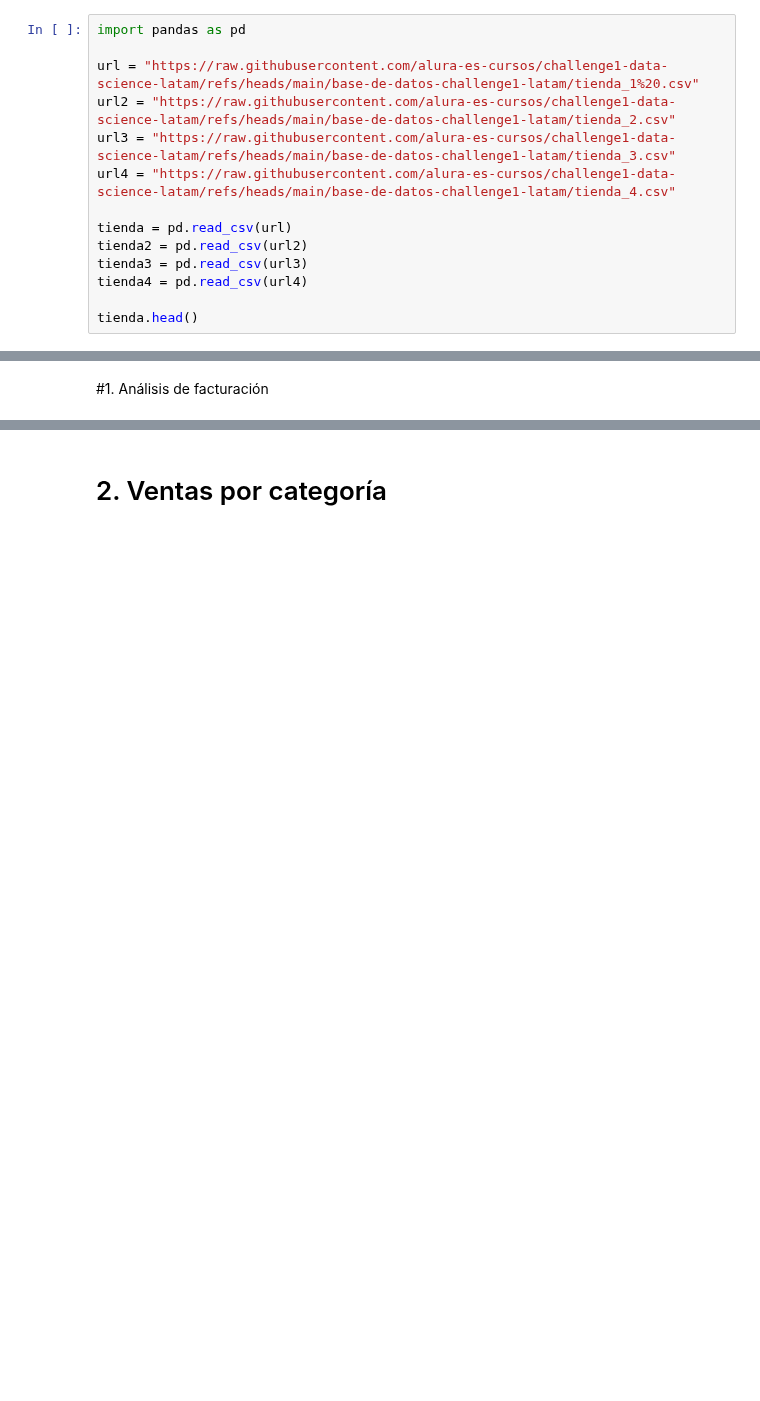
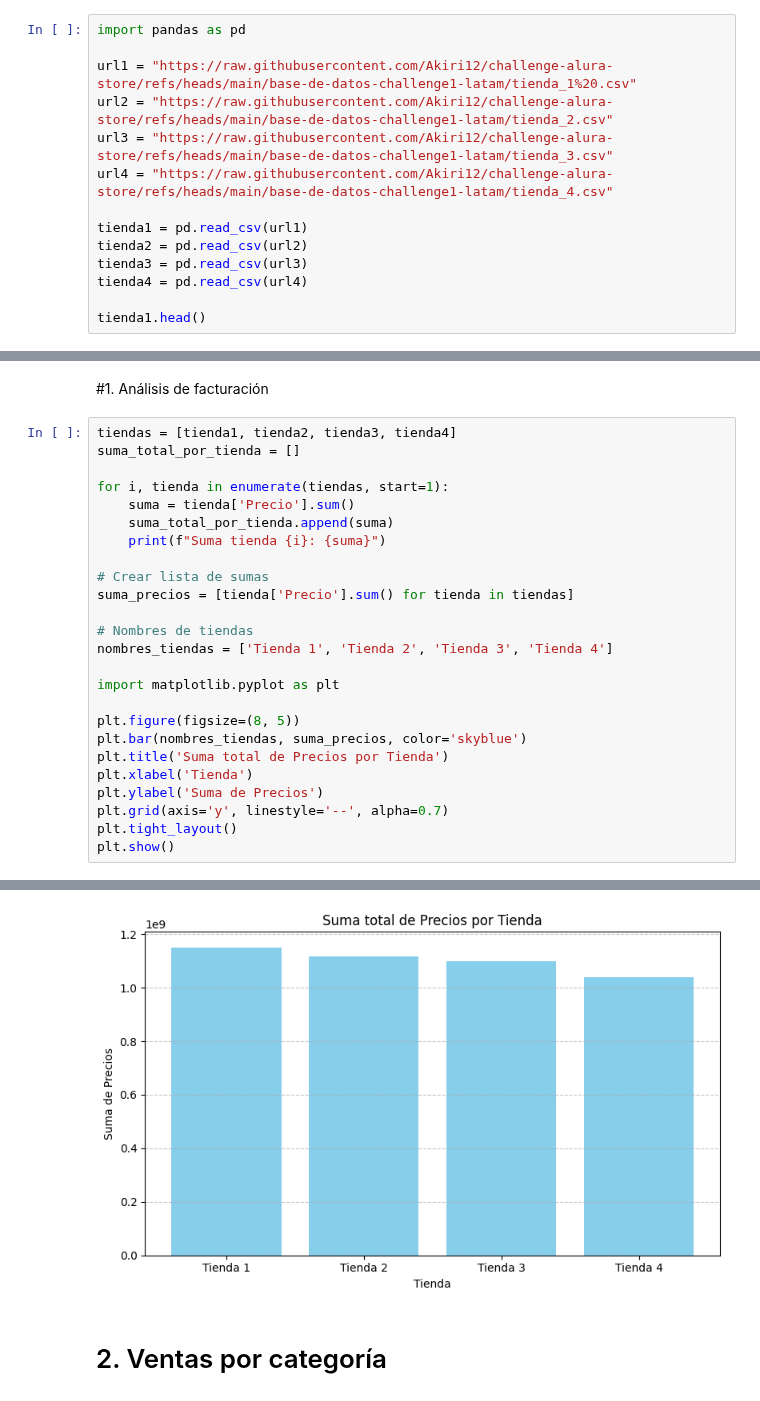
Before and after one commit to Akiri12/challenge-alura-store, a Jupyter notebook: AluraStoreLatam.ipynb, the cells around one changed output, grey strips where cells are left out. Drawn from its saved outputs; the diff is of its cells as text; blank space fills up the shorter version.

```diff
--- a/AluraStoreLatam.ipynb
+++ b/AluraStoreLatam.ipynb
@@ -13,17 +40,17 @@
 # %%
 import pandas as pd
 
-url = "https://raw.githubusercontent.com/alura-es-cursos/challenge1-data-science-latam/refs/heads/main/base-de-datos-challenge1-latam/tienda_1%20.csv"
-url2 = "https://raw.githubusercontent.com/alura-es-cursos/challenge1-data-science-latam/refs/heads/main/base-de-datos-challenge1-latam/tienda_2.csv"
-url3 = "https://raw.githubusercontent.com/alura-es-cursos/challenge1-data-science-latam/refs/heads/main/base-de-datos-challenge1-latam/tienda_3.csv"
-url4 = "https://raw.githubusercontent.com/alura-es-cursos/challenge1-data-science-latam/refs/heads/main/base-de-datos-challenge1-latam/tienda_4.csv"
+url1 = "https://raw.githubusercontent.com/Akiri12/challenge-alura-store/refs/heads/main/base-de-datos-challenge1-latam/tienda_1%20.csv"
+url2 = "https://raw.githubusercontent.com/Akiri12/challenge-alura-store/refs/heads/main/base-de-datos-challenge1-latam/tienda_2.csv"
+url3 = "https://raw.githubusercontent.com/Akiri12/challenge-alura-store/refs/heads/main/base-de-datos-challenge1-latam/tienda_3.csv"
+url4 = "https://raw.githubusercontent.com/Akiri12/challenge-alura-store/refs/heads/main/base-de-datos-challenge1-latam/tienda_4.csv"
 
-tienda = pd.read_csv(url)
+tienda1 = pd.read_csv(url1)
 tienda2 = pd.read_csv(url2)
 tienda3 = pd.read_csv(url3)
 tienda4 = pd.read_csv(url4)
 
-tienda.head()
+tienda1.head()
 # %% [output]
 |  | Producto | Categoría del Producto | Precio | Costo de envío | Fecha de Compra | Vendedor | Lugar de Compra | ... |
 | 0 | Asistente virtual | Electrónicos | 164300.0 | 6900.0 | 16/01/2021 | Pedro Gomez | Bogotá | ... |
@@ -33,3 +60,29 @@ tienda.head()
 | 4 | Silla de oficina | Muebles | 335200.0 | 20200.0 | 07/11/2020 | Maria Alfonso | Medellín | ... |
 # %% [markdown]
 #1. Análisis de facturación
+# %%
+tiendas = [tienda1, tienda2, tienda3, tienda4]
+suma_total_por_tienda = []
+
+for i, tienda in enumerate(tiendas, start=1):
+    suma = tienda['Precio'].sum()
+    suma_total_por_tienda.append(suma)
+    print(f"Suma tienda {i}: {suma}")
+
+# Crear lista de sumas
+suma_precios = [tienda['Precio'].sum() for tienda in tiendas]
+
+# Nombres de tiendas
+nombres_tiendas = ['Tienda 1', 'Tienda 2', 'Tienda 3', 'Tienda 4']
+
+import matplotlib.pyplot as plt
+
+plt.figure(figsize=(8, 5))
+plt.bar(nombres_tiendas, suma_precios, color='skyblue')
+plt.title('Suma total de Precios por Tienda')
+plt.xlabel('Tienda')
+plt.ylabel('Suma de Precios')
+plt.grid(axis='y', linestyle='--', alpha=0.7)
+plt.tight_layout()
+plt.show()
+# %% [output]
@@ -36,2 +93,3 @@ tienda.head()
+[figure, added]
 # %% [markdown]
 # 2. Ventas por categoría
```
Also changed, not shown: parts of 17 cells of this notebook.
